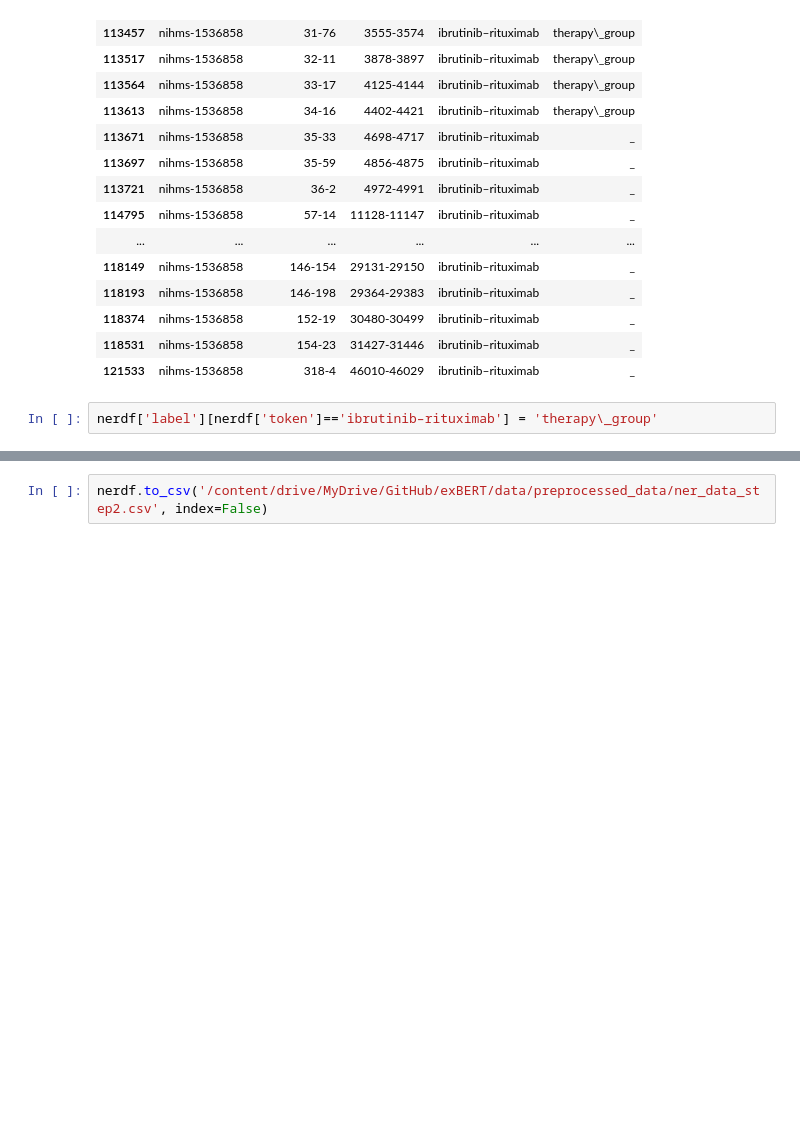
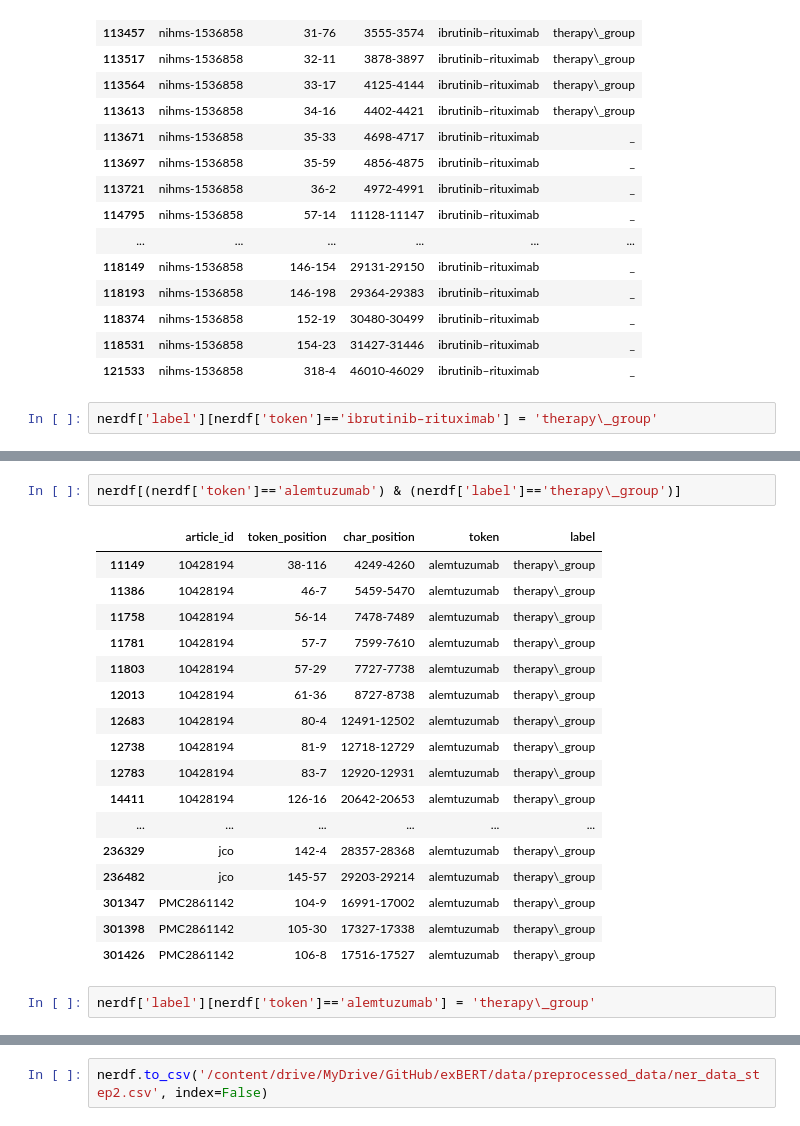
Before and after one commit to LyaSolis/ER, a Jupyter notebook: 3_data_prep_for_NER.ipynb, the cells around one changed output, grey strips where cells are left out. Drawn from its saved outputs; the diff is of its cells as text; blank space fills up the shorter version.

```diff
--- a/3_data_prep_for_NER.ipynb
+++ b/3_data_prep_for_NER.ipynb
@@ -571,0 +648,22 @@ nerdf['label'][nerdf['token']=='ibrutinib–rituximab'] = 'therapy\_group'
+# %%
+nerdf[(nerdf['token']=='alemtuzumab') & (nerdf['label']=='therapy\_group')]
+# %% [output]
+|  | article_id | token_position | char_position | token | label |
+| 11149 | 10428194 | 38-116 | 4249-4260 | alemtuzumab | therapy\_group |
+| 11386 | 10428194 | 46-7 | 5459-5470 | alemtuzumab | therapy\_group |
+| 11758 | 10428194 | 56-14 | 7478-7489 | alemtuzumab | therapy\_group |
+| 11781 | 10428194 | 57-7 | 7599-7610 | alemtuzumab | therapy\_group |
+| 11803 | 10428194 | 57-29 | 7727-7738 | alemtuzumab | therapy\_group |
+| 12013 | 10428194 | 61-36 | 8727-8738 | alemtuzumab | therapy\_group |
+| 12683 | 10428194 | 80-4 | 12491-12502 | alemtuzumab | therapy\_group |
+| 12738 | 10428194 | 81-9 | 12718-12729 | alemtuzumab | therapy\_group |
+| 12783 | 10428194 | 83-7 | 12920-12931 | alemtuzumab | therapy\_group |
+| 14411 | 10428194 | 126-16 | 20642-20653 | alemtuzumab | therapy\_group |
+| ... | ... | ... | ... | ... | ... |
+| 236329 | jco | 142-4 | 28357-28368 | alemtuzumab | therapy\_group |
+| 236482 | jco | 145-57 | 29203-29214 | alemtuzumab | therapy\_group |
+| 301347 | PMC2861142 | 104-9 | 16991-17002 | alemtuzumab | therapy\_group |
+| 301398 | PMC2861142 | 105-30 | 17327-17338 | alemtuzumab | therapy\_group |
+| 301426 | PMC2861142 | 106-8 | 17516-17527 | alemtuzumab | therapy\_group |
+# %%
+nerdf['label'][nerdf['token']=='alemtuzumab'] = 'therapy\_group'
```
Also changed, not shown: parts of 44 cells of this notebook.
